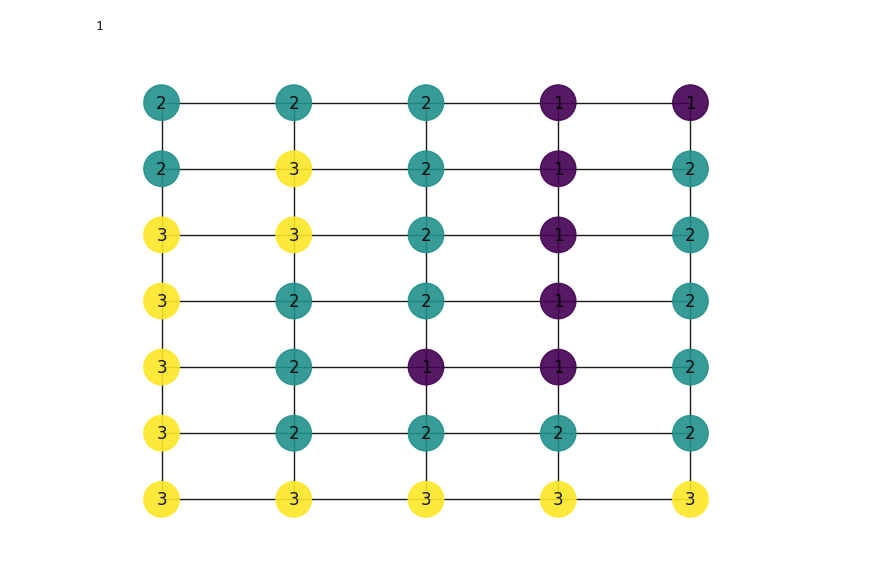
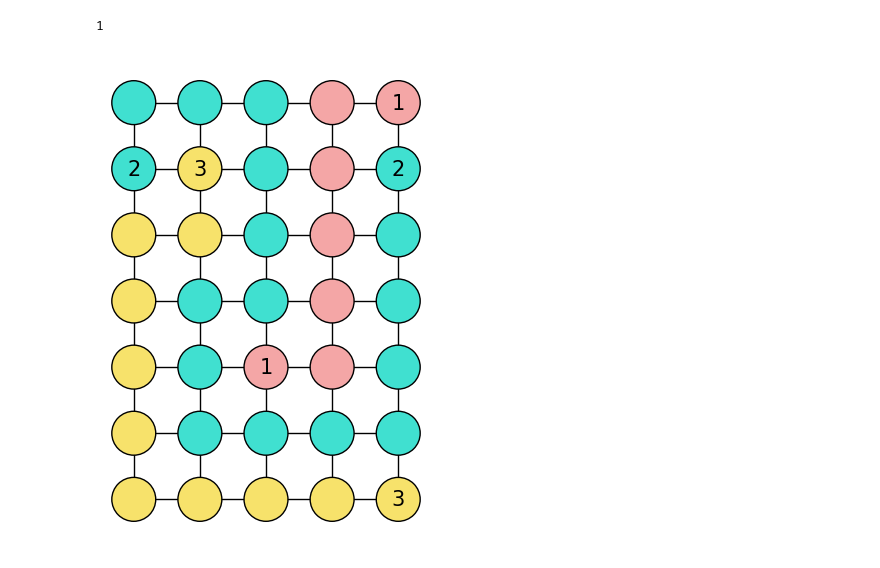
Before and after one commit to romain-montagne/or-resources, a Jupyter notebook: docs/problems/notebooks/numberlink.out.ipynb, the cells around one changed output. Saved outputs shown, nothing was run; the diff lists cells and outputs as text; code cells hidden in the pictures.

```diff
--- a/docs/problems/notebooks/numberlink.out.ipynb
+++ b/docs/problems/notebooks/numberlink.out.ipynb
@@ -45,21 +41,20 @@ for (i,j) in G.nodes():
     prob += pulp.lpSum(x[(i,j)][k] for k in [1,2,3]) == 1
 
 # enforce endpoints
-for (i,j) in G.nodes():
+for (i,j) in endpoints:
     val = G.nodes[(i,j)]["value"]
     if val:
         prob += x[(i,j)][val] == 1
 
 # if cell is an endpoint, then one neighbor must have same value
-for (i,j) in G.nodes():
+for (i,j) in endpoints:
     val = G.nodes[(i,j)]["value"]
     if val:
         prob += pulp.lpSum(x[(u,v)][val] for (u,v) in G.neighbors((i,j))) == 1
 
 # if cell is not an end point, then 2 neighbours must have same value
 for (i,j) in G.nodes():
-    val = G.nodes[(i,j)]["value"]
-    if not val:
+    if (i,j) not in endpoints:
         for k in [1,2,3]:
             prob += pulp.lpSum(x[(u,v)][k] for (u,v) in G.neighbors((i,j))) >= 2-2*(1-x[(i,j)][k])
             prob += pulp.lpSum(x[(u,v)][k] for (u,v) in G.neighbors((i,j))) <= 2+2*(1-x[(i,j)][k])
@@ -74,11 +69,20 @@ for (i,j) in G.nodes():
         if val >0.9:
             G.nodes[(i,j)]["value"]=k
 # %%
-nx.draw(G,pos=nx.multipartite_layout(G,subset_key="layer"),
-          labels = nx.get_node_attributes(G, 'value'),
-          node_color=[G.nodes[(i,j)]["value"] for (i,j) in G.nodes()],
-          node_size=650,
-          alpha=0.9
+color_map = {
+    1: "#f4a6a6",  # light red
+    2: "#40e0d0",  # turquoise
+    3: "#f7e26b"   # yellow
+}
+nx.draw(G,
+        pos,
+        node_color=[color_map[G.nodes[(i,j)]["value"]] for (i,j) in G.nodes()],
+        edgecolors="black",
+        node_size=1000,
+        #node_shape='s'
        )
+nx.draw_networkx_labels(G, pos, labels=endpoints, font_size=15, font_color='black')
+plt.gca().set_aspect("equal")
+plt.show()
 # %% [output]
-[figure, old version]
+[figure, new version]
```
Also changed, not shown: parts of 5 cells of this notebook, 28 other files.
